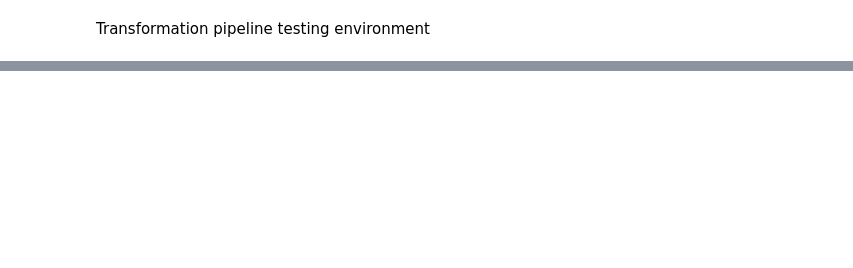
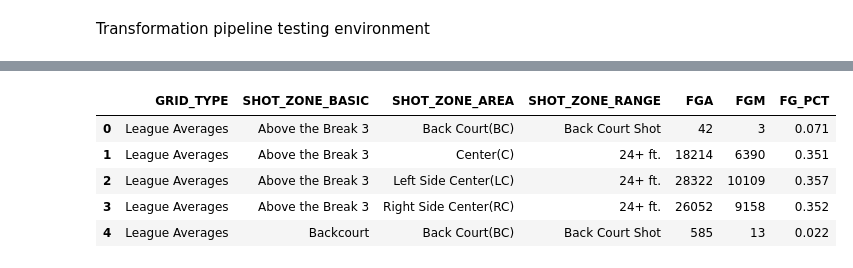
Before and after one commit to parkerbaker203/nba-shot-selection-llm, a Jupyter notebook: pipelines/transformation_testing.ipynb, the cells around one changed output, grey strips where cells are left out. Saved outputs shown, nothing was run; the diff lists cells and outputs as text; code cells hidden in the pictures; blank space fills up the shorter version.

```diff
--- a/pipelines/transformation_testing.ipynb
+++ b/pipelines/transformation_testing.ipynb
@@ -27,0 +218,9 @@ Collected data for 0042400121
+# %%
+ShotChartLeagueWide(season="2024-25").get_data_frames()[0].head()
+# %% [output]
+|  | GRID_TYPE | SHOT_ZONE_BASIC | SHOT_ZONE_AREA | SHOT_ZONE_RANGE | FGA | FGM | FG_PCT |
+| 0 | League Averages | Above the Break 3 | Back Court(BC) | Back Court Shot | 42 | 3 | 0.071 |
+| 1 | League Averages | Above the Break 3 | Center(C) | 24+ ft. | 18214 | 6390 | 0.351 |
+| 2 | League Averages | Above the Break 3 | Left Side Center(LC) | 24+ ft. | 28322 | 10109 | 0.357 |
+| 3 | League Averages | Above the Break 3 | Right Side Center(RC) | 24+ ft. | 26052 | 9158 | 0.352 |
+| 4 | League Averages | Backcourt | Back Court(BC) | Back Court Shot | 585 | 13 | 0.022 |
```
Also changed, not shown: parts of 11 cells of this notebook, 1 other file.
